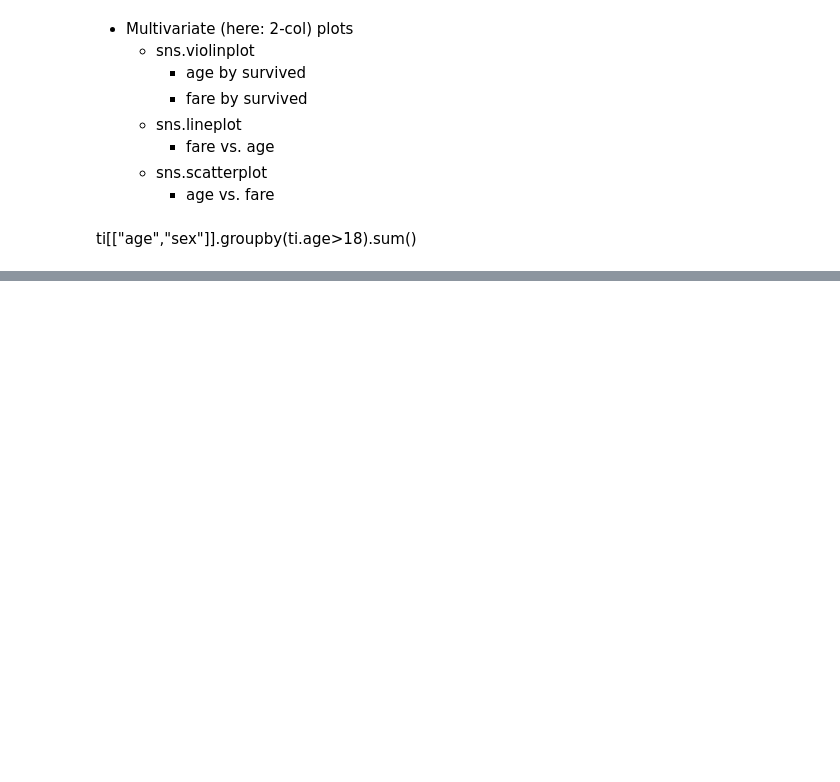
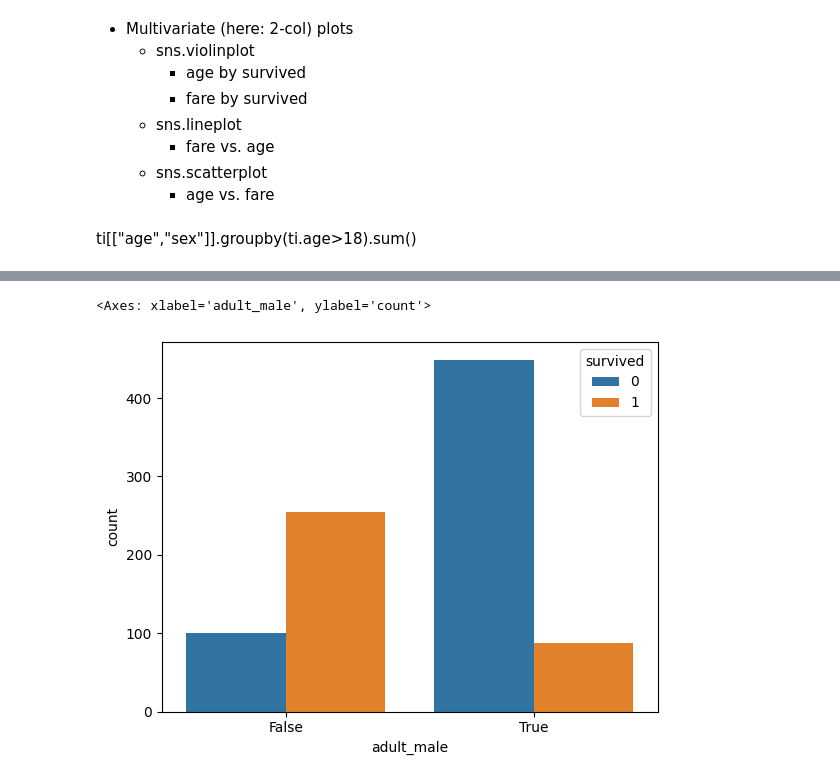
Before and after one commit to jyoti-jha/openai-training, a Jupyter notebook: Sep24_002_EDA_Visuals.ipynb, the cells around one changed output, grey strips where cells are left out. Cells and saved outputs as stored; diff of their text form; code cells hidden in the pictures; blank space fills up the shorter version.

```diff
--- a/Sep24_002_EDA_Visuals.ipynb
+++ b/Sep24_002_EDA_Visuals.ipynb
@@ -278,0 +315,7 @@ ti[["age","sex"]].groupby(ti.age>18).sum()
+# %%
+# @title Women & Child vs Men
+
+sns.countplot(x='adult_male', hue='survived', data=ti)
+# %% [output]
+<Axes: xlabel='adult_male', ylabel='count'>
+[figure, added]
```
Also changed, not shown: parts of 21 cells of this notebook.
